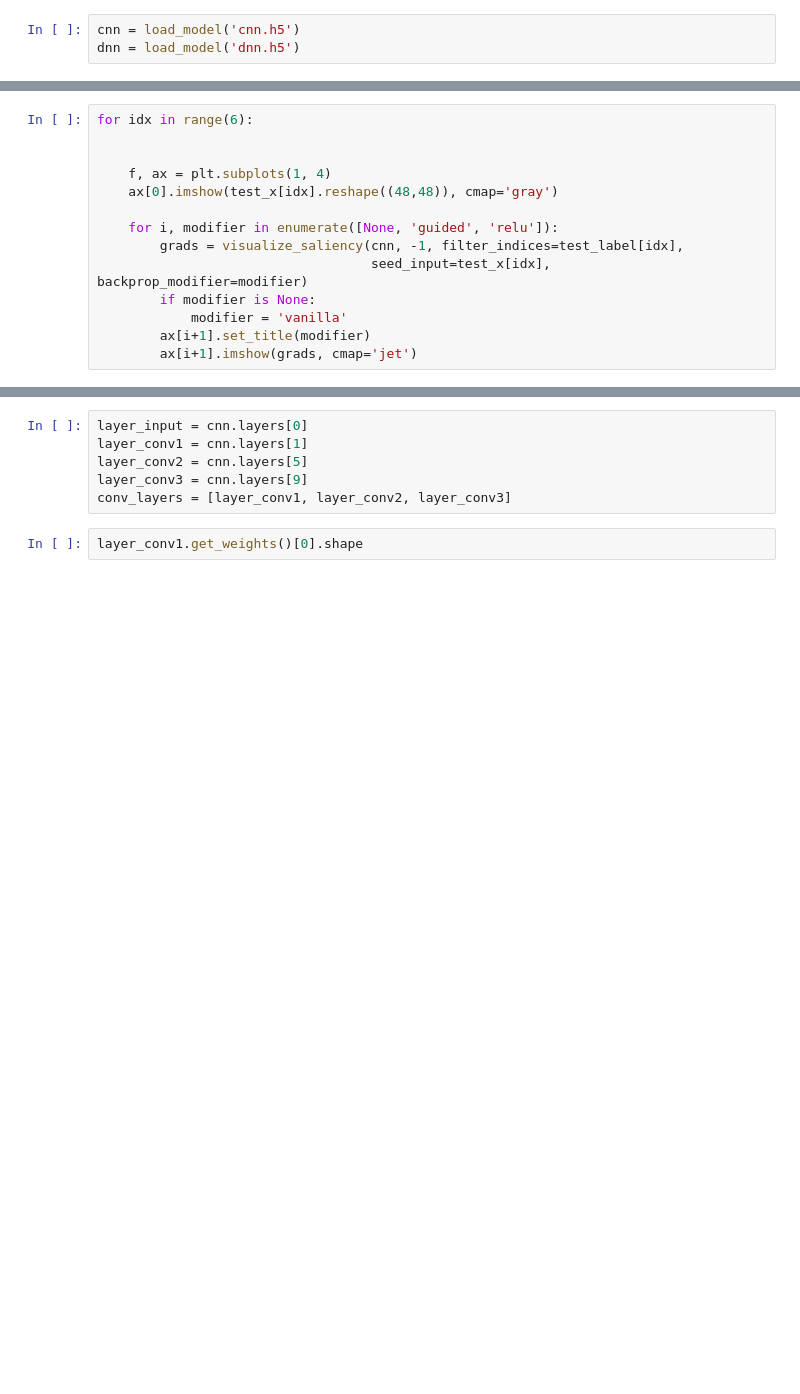
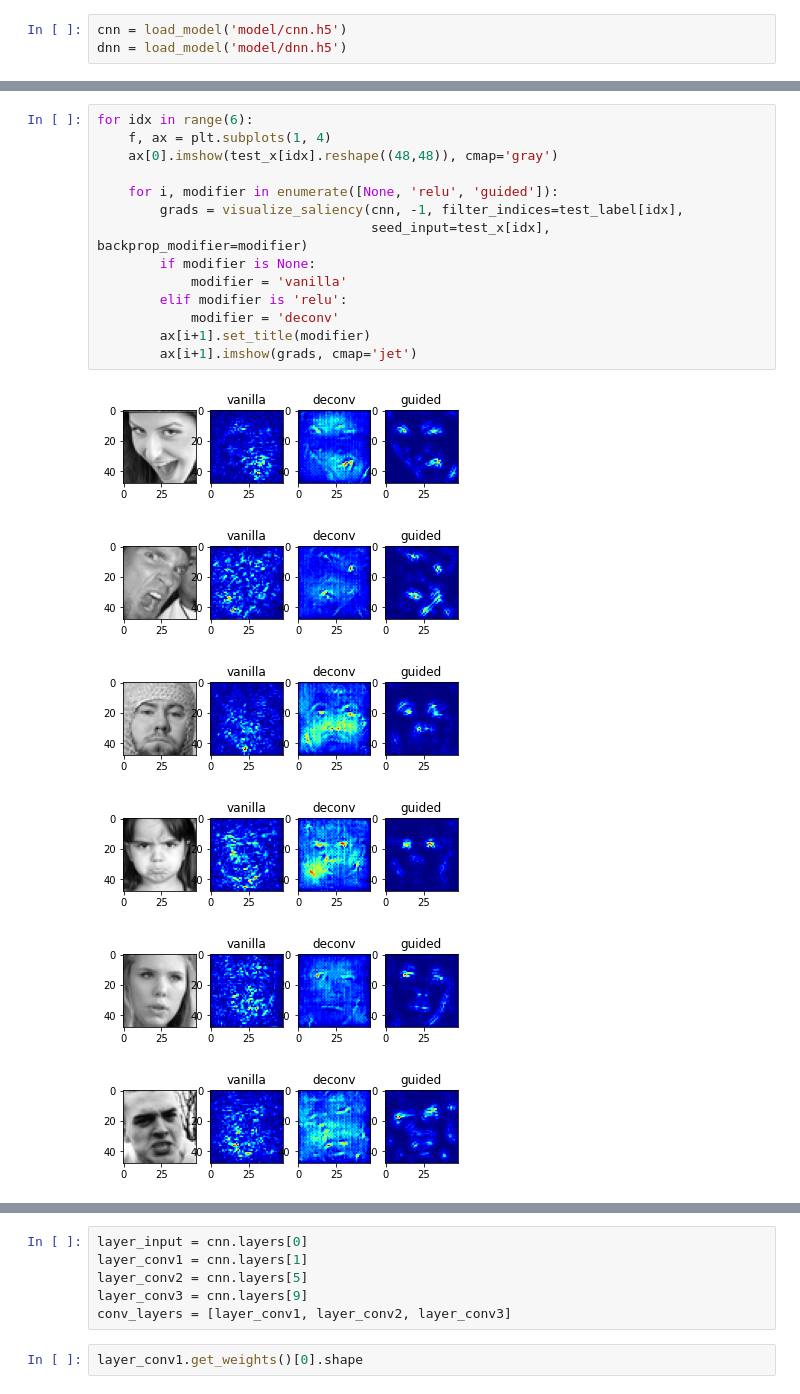
Before and after one commit to ainu412/NTU_ML2017_Hung-yi-Lee_HW, a Jupyter notebook: HW3/report.ipynb, the cells around one changed output, grey strips where cells are left out. Cells and saved outputs as stored; diff of their text form; blank space fills up the shorter version.

```diff
--- a/HW3/report.ipynb
+++ b/HW3/report.ipynb
@@ -69,5 +67,5 @@ test_x = train[-2000:]
 test_label = train_data.label[-2000:]
 test_onehot = train_data.onehot[-2000:]
 # %%
-cnn = load_model('cnn.h5')
-dnn = load_model('dnn.h5')
+cnn = load_model('model/cnn.h5')
+dnn = load_model('model/dnn.h5')
@@ -112,15 +133,22 @@ plt.imshow(grads, cmap='jet')
 # %%
 for idx in range(6):
-
-
     f, ax = plt.subplots(1, 4)
     ax[0].imshow(test_x[idx].reshape((48,48)), cmap='gray')
 
-    for i, modifier in enumerate([None, 'guided', 'relu']):
+    for i, modifier in enumerate([None, 'relu', 'guided']):
         grads = visualize_saliency(cnn, -1, filter_indices=test_label[idx],
                                    seed_input=test_x[idx], backprop_modifier=modifier)
         if modifier is None:
             modifier = 'vanilla'
+        elif modifier is 'relu':
+            modifier = 'deconv'
         ax[i+1].set_title(modifier)
         ax[i+1].imshow(grads, cmap='jet')
+# %% [output]
+[figure, added]
+[figure, added]
+[figure, added]
+[figure, added]
+[figure, added]
+[figure, added]
 # %% [markdown]
```
Also changed, not shown: parts of 37 cells of this notebook, 30 other files.
